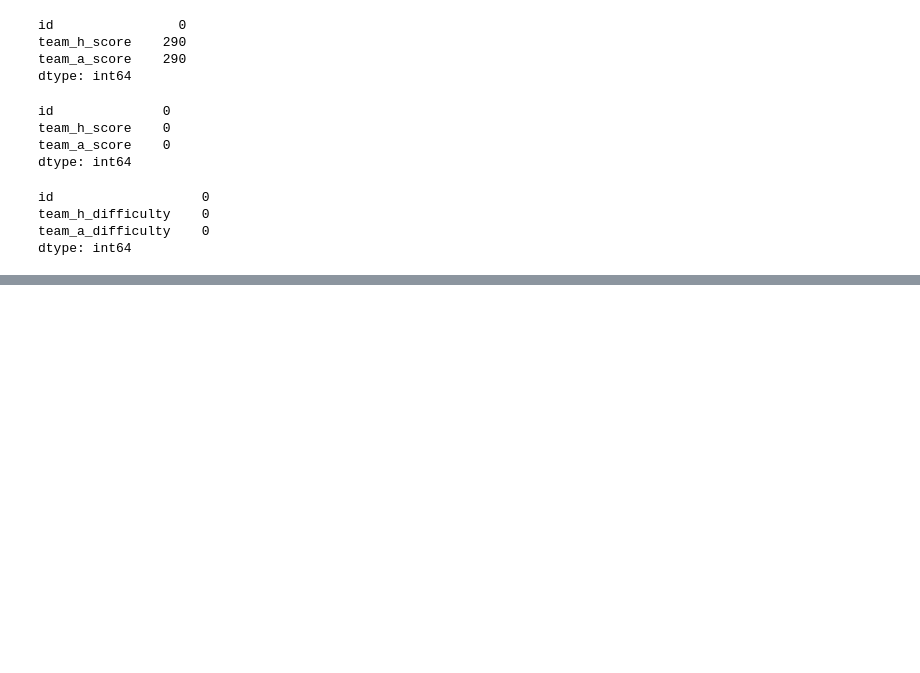
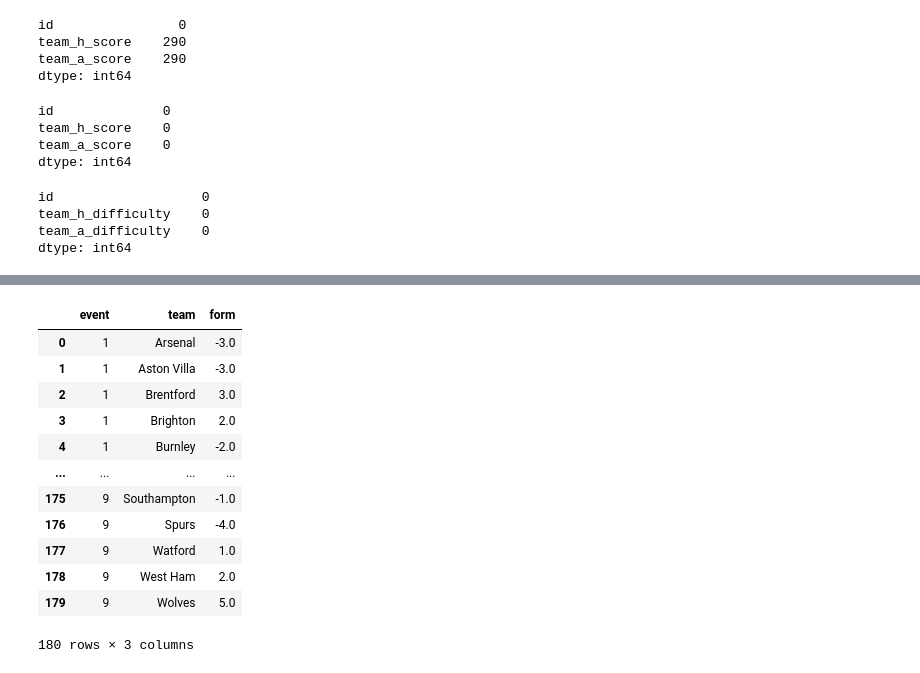
Before and after one commit to reece-lance/A-Data-Analytics-Approach-to-Fantasy-Football-Management, a Jupyter notebook: python/analysis.ipynb, the cells around one changed output, grey strips where cells are left out. Cells and saved outputs as stored; diff of their text form; code cells hidden in the pictures; blank space fills up the shorter version.

```diff
--- a/python/analysis.ipynb
+++ b/python/analysis.ipynb
@@ -703,0 +758,47 @@ team_fdr = pd.DataFrame(fdr_dict_temp).sort_values(by=['event', 'team_id'], igno
+# %%
+team_form_dict_temp = {'event': [], 'team': [], 'form': []}
+data_checked_events_temp = events_df['id']
+data_checked_events_temp = data_checked_events_temp[events_df['data_checked'] == True]
+for team in teams_df['id']:
+    for event in data_checked_events_temp:
+        form_temp = fixtures_df[['event', 'team_h', 'team_h_score', 'team_h_difficulty', 'team_a', 'team_a_score', 'team_a_difficulty']]
+        form_temp = form_temp[(form_temp['event'].isin([event, event - 1, event - 2, event - 3, event - 4])) & ((form_temp['team_h'] == team) | (form_temp['team_a'] == team))]
+        form_count_temp = 0
+        for fixture in form_temp.values:
+#            fdr_single_event_temp = fixtures_df[['event', 'team_h', 'team_h_difficulty', 'team_a', 'team_a_difficulty']] #
+#            fdr_single_event_temp = fdr_single_event_temp[(fdr_single_event_temp['event'] == event) & ((fdr_single_event_temp['team_h'] == team) | (fdr_single_event_temp['team_a'] == team))] #
+            if fixture[1] == team:
+                if fixture[2] > fixture[5]:
+                    form_count_temp += fixture[3]
+                elif fixture[2] < fixture[5]:
+                    form_count_temp -= fixture[6]
+                else:
+                    form_count_temp += (fixture[3] - 3)
+            elif fixture[4] == team:
+                if fixture[2] < fixture[5]:
+                    form_count_temp += fixture[6]
+                elif fixture[2] > fixture[5]:
+                    form_count_temp -= fixture[3]
+                else:
+                    form_count_temp += (fixture[6] - 3)
+        team_form_dict_temp.get('event').append(event)
+        team_form_dict_temp.get('team').append(team)
+        team_form_dict_temp.get('form').append(form_count_temp)
+
+team_form = pd.DataFrame(team_form_dict_temp).sort_values(by=['event', 'team'], ignore_index=True)
+team_form['team'] = team_form.team.map(teams_df.set_index('id').name)
+team_form
+# %% [output]
+|  | event | team | form |
+| 0 | 1 | Arsenal | -3.0 |
+| 1 | 1 | Aston Villa | -3.0 |
+| 2 | 1 | Brentford | 3.0 |
+| 3 | 1 | Brighton | 2.0 |
+| 4 | 1 | Burnley | -2.0 |
+| ... | ... | ... | ... |
+| 175 | 9 | Southampton | -1.0 |
+| 176 | 9 | Spurs | -4.0 |
+| 177 | 9 | Watford | 1.0 |
+| 178 | 9 | West Ham | 2.0 |
+| 179 | 9 | Wolves | 5.0 |
+180 rows × 3 columns
```
Also changed, not shown: parts of 13 cells of this notebook, 3 other files.
